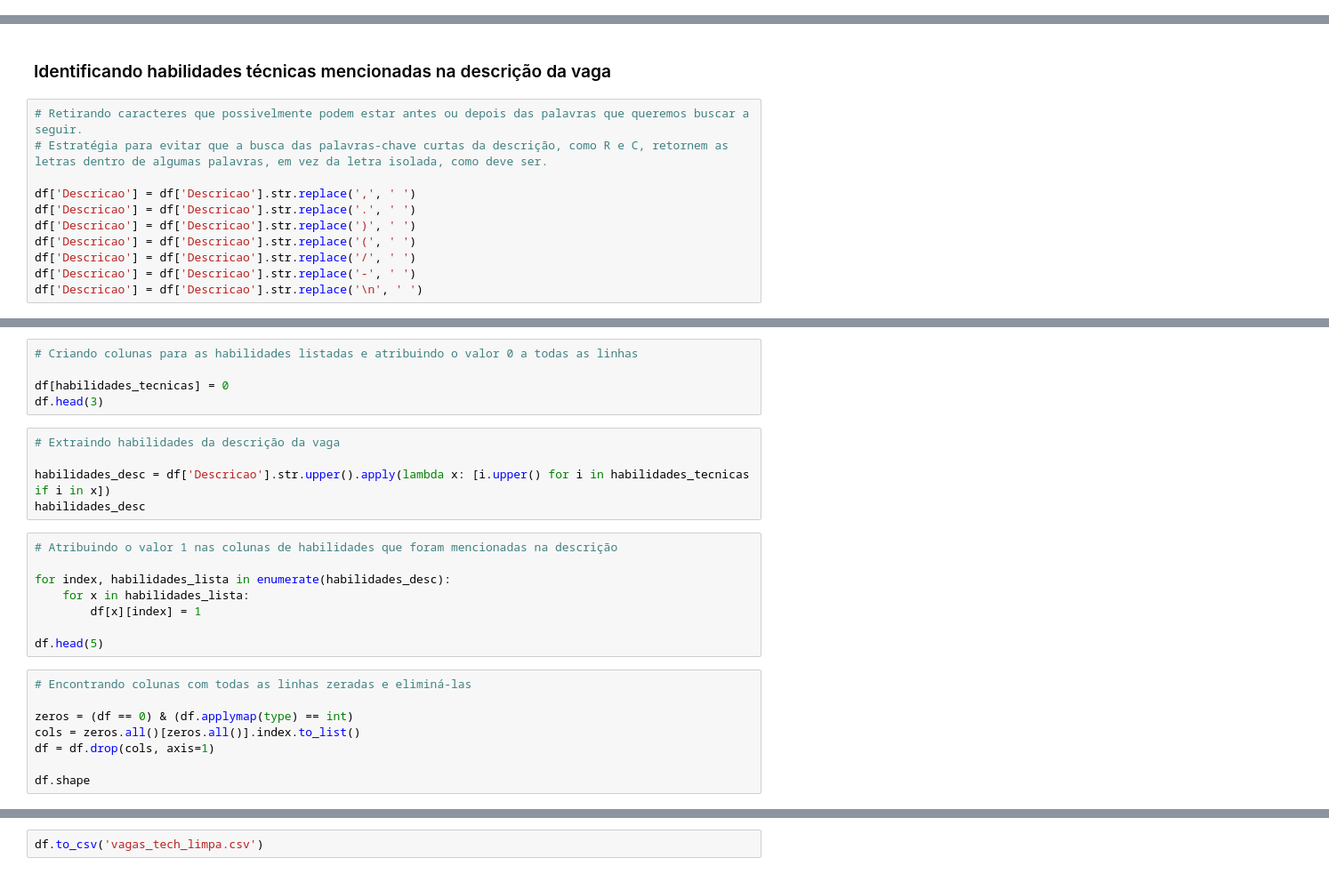
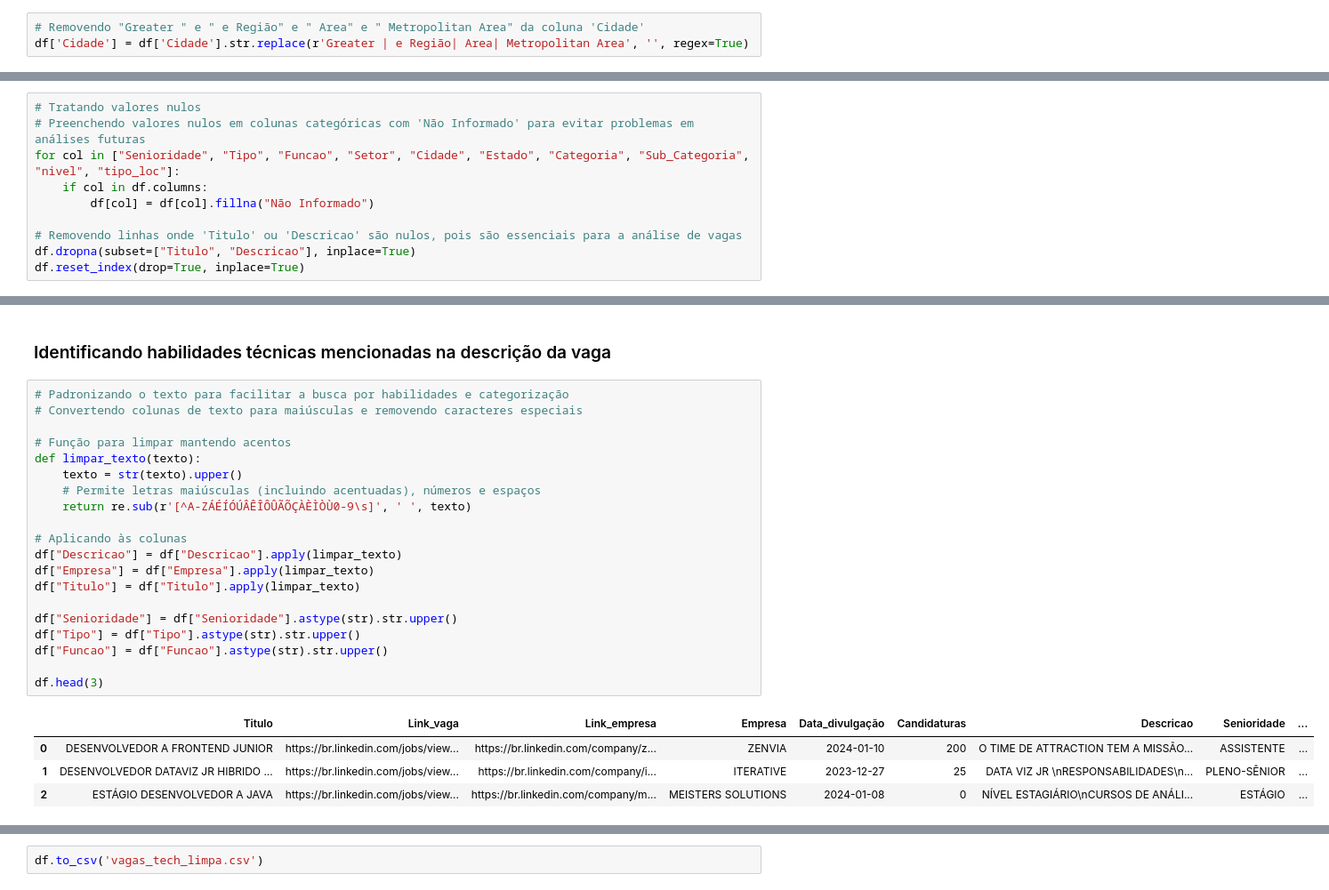
Before and after one commit to larissalemos/vagas_tech_brasil, a Jupyter notebook: vagas_brasil.ipynb, the cells around one changed output, grey strips where cells are left out. Shown at 89% size. Saved outputs shown, nothing was run; the diff lists cells and outputs as text.

```diff
--- a/vagas_brasil.ipynb
+++ b/vagas_brasil.ipynb
@@ -79,0 +235,3 @@ valores_unicos_level
+# %%
+# Removendo "Greater " e " e Região" e " Area" e " Metropolitan Area" da coluna 'Cidade'
+df['Cidade'] = df['Cidade'].str.replace(r'Greater | e Região| Area| Metropolitan Area', '', regex=True)
@@ -79,0 +356,10 @@ valores_unicos_level
+# %%
+# Tratando valores nulos
+# Preenchendo valores nulos em colunas categóricas com 'Não Informado' para evitar problemas em análises futuras
+for col in ["Senioridade", "Tipo", "Funcao", "Setor", "Cidade", "Estado", "Categoria", "Sub_Categoria", "nivel", "tipo_loc"]:
+    if col in df.columns:
+        df[col] = df[col].fillna("Não Informado")
+
+# Removendo linhas onde 'Titulo' ou 'Descricao' são nulos, pois são essenciais para a análise de vagas
+df.dropna(subset=["Titulo", "Descricao"], inplace=True)
+df.reset_index(drop=True, inplace=True)
@@ -80,16 +397,30 @@ valores_unicos_level
 # %% [markdown]
 ### Identificando habilidades técnicas mencionadas na descrição da vaga
-# %%
-# Retirando caracteres que possivelmente podem estar antes ou depois das palavras que queremos buscar a seguir.
-# Estratégia para evitar que a busca das palavras-chave curtas da descrição, como R e C, retornem as letras dentro de algumas palavras, em vez da letra isolada, como deve ser.
-
-df['Descricao'] = df['Descricao'].str.replace(',', ' ')
-df['Descricao'] = df['Descricao'].str.replace('.', ' ')
-df['Descricao'] = df['Descricao'].str.replace(')', ' ')
-df['Descricao'] = df['Descricao'].str.replace('(', ' ')
-df['Descricao'] = df['Descricao'].str.replace('/', ' ')
-df['Descricao'] = df['Descricao'].str.replace('-', ' ')
-df['Descricao'] = df['Descricao'].str.replace('\n', ' ')
+# %%
+# Padronizando o texto para facilitar a busca por habilidades e categorização
+# Convertendo colunas de texto para maiúsculas e removendo caracteres especiais
+
+# Função para limpar mantendo acentos
+def limpar_texto(texto):
+    texto = str(texto).upper()
+    # Permite letras maiúsculas (incluindo acentuadas), números e espaços
+    return re.sub(r'[^A-ZÁÉÍÓÚÂÊÎÔÛÃÕÇÀÈÌÒÙ0-9\s]', ' ', texto)
+
+# Aplicando às colunas
+df["Descricao"] = df["Descricao"].apply(limpar_texto)
+df["Empresa"] = df["Empresa"].apply(limpar_texto)
+df["Titulo"] = df["Titulo"].apply(limpar_texto)
+
+df["Senioridade"] = df["Senioridade"].astype(str).str.upper()
+df["Tipo"] = df["Tipo"].astype(str).str.upper()
+df["Funcao"] = df["Funcao"].astype(str).str.upper()
+
+df.head(3)
+# %% [output]
+|  | Titulo | Link_vaga | Link_empresa | Empresa | Data_divulgação | Candidaturas | Descricao | Senioridade | ... |
+| 0 | DESENVOLVEDOR A FRONTEND JUNIOR | https://br.linkedin.com/jobs/view... | https://br.linkedin.com/company/z... | ZENVIA | 2024-01-10 | 200 | O TIME DE ATTRACTION TEM A MISSÃO... | ASSISTENTE | ... |
+| 1 | DESENVOLVEDOR DATAVIZ JR HIBRIDO ... | https://br.linkedin.com/jobs/view... | https://br.linkedin.com/company/i... | ITERATIVE | 2023-12-27 | 25 | DATA VIZ JR \nRESPONSABILIDADES\n... | PLENO-SÊNIOR | ... |
+| 2 | ESTÁGIO DESENVOLVEDOR A JAVA | https://br.linkedin.com/jobs/view... | https://br.linkedin.com/company/m... | MEISTERS SOLUTIONS | 2024-01-08 | 0 | NÍVEL ESTAGIÁRIO\nCURSOS DE ANÁLI... | ESTÁGIO | ... |
 # %%
 # Listando as habilidades técnicas que queremos encontrar
 habilidades_tecnicas = [" AGILE ",
@@ -216,29 +547,3 @@ habilidades_tecnicas = [" AGILE ",
                         " VUE ",
                         " WORDPRESS ",
                         ]
-# %%
-# Criando colunas para as habilidades listadas e atribuindo o valor 0 a todas as linhas
-
-df[habilidades_tecnicas] = 0
-df.head(3)
-# %%
-# Extraindo habilidades da descrição da vaga
-
-habilidades_desc = df['Descricao'].str.upper().apply(lambda x: [i.upper() for i in habilidades_tecnicas if i in x])
-habilidades_desc
-# %%
-# Atribuindo o valor 1 nas colunas de habilidades que foram mencionadas na descrição
-
-for index, habilidades_lista in enumerate(habilidades_desc):
-    for x in habilidades_lista:
-        df[x][index] = 1
-
-df.head(5)
-# %%
-# Encontrando colunas com todas as linhas zeradas e eliminá-las
-
-zeros = (df == 0) & (df.applymap(type) == int)
-cols = zeros.all()[zeros.all()].index.to_list()
-df = df.drop(cols, axis=1)
-
-df.shape
```
Also changed, not shown: parts of 97 cells of this notebook, 2 other files.
